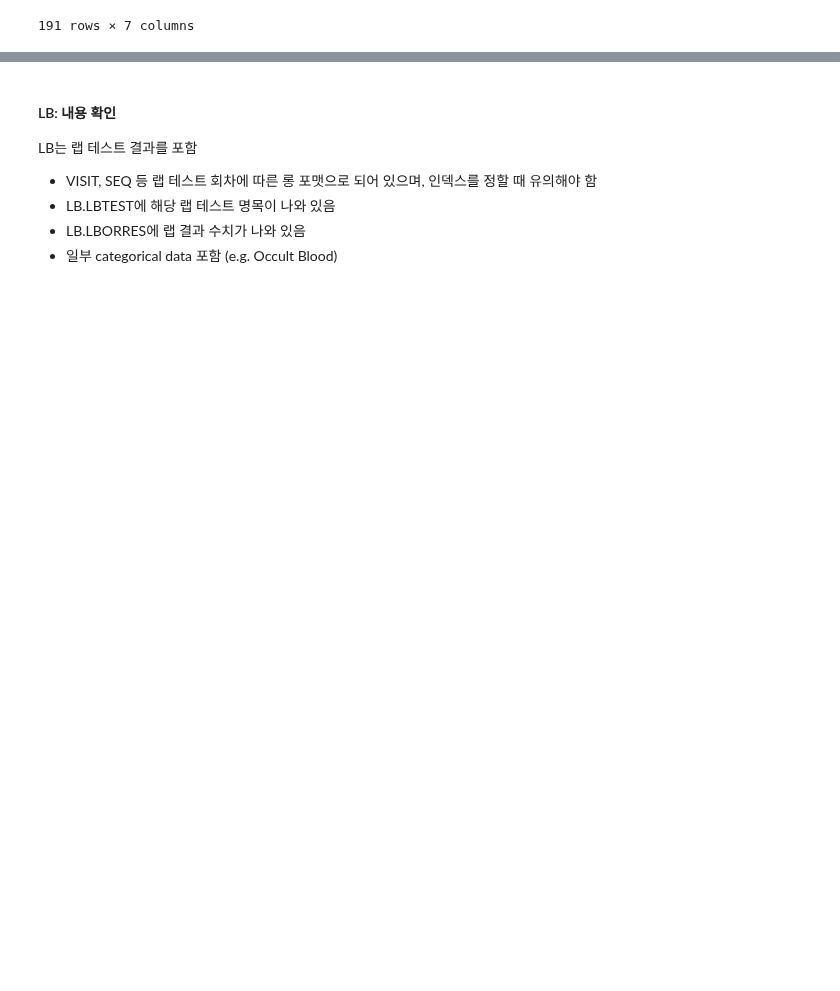
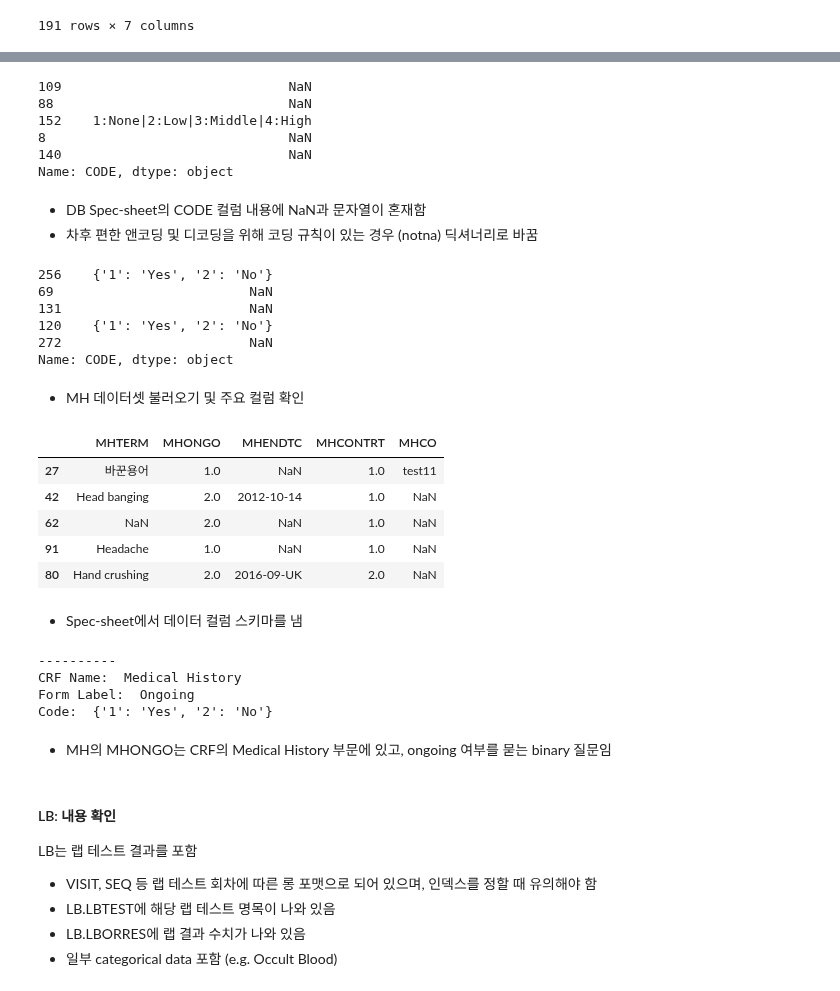
Before and after one commit to beeseosil/pub, a Jupyter notebook: ct/dm.ipynb, the cells around one changed output, grey strips where cells are left out. Saved outputs shown, nothing was run; the diff lists cells and outputs as text; code cells hidden in the pictures; blank space fills up the shorter version.

```diff
--- a/ct/dm.ipynb
+++ b/ct/dm.ipynb
@@ -222,3 +227,59 @@ ae[ae_col_ambi].replace(ae_label)
+# %%
+path_spec="C:/code/CUBEDEMO2017/spec.xlsx"
+spec=pd.read_excel(path_spec).loc[:,:"VIEW_TYPE"]
+spec.CODE.sample(5)
+# %% [output]
+109                             NaN
+88                              NaN
+152    1:None|2:Low|3:Middle|4:High
+8                               NaN
+140                             NaN
+Name: CODE, dtype: object
+# %% [markdown]
+- DB Spec-sheet의 CODE 컬럼 내용에 NaN과 문자열이 혼재함
+- 차후 편한 앤코딩 및 디코딩을 위해 코딩 규칙이 있는 경우 (notna) 딕셔너리로 바꿈
+# %%
+spec["CODE"]=spec.CODE.apply(lambda q:dict(item.split(":") for item in q.split("|")) if pd.notna(q) else q).dropna()
+spec.CODE.sample(5)
+# %% [output]
+256    {'1': 'Yes', '2': 'No'}
+69                         NaN
+131                        NaN
+120    {'1': 'Yes', '2': 'No'}
+272                        NaN
+Name: CODE, dtype: object
+# %% [markdown]
+- MH 데이터셋 불러오기 및 주요 컬럼 확인
+# %%
+mh=data["MH"]
+mh[[col for col in mh if col.startswith("MH")]].sample(5)
+# %% [output]
+|  | MHTERM | MHONGO | MHENDTC | MHCONTRT | MHCO |
+| 27 | 바꾼용어 | 1.0 | NaN | 1.0 | test11 |
+| 42 | Head banging | 2.0 | 2012-10-14 | 1.0 | NaN |
+| 62 | NaN | 2.0 | NaN | 1.0 | NaN |
+| 91 | Headache | 1.0 | NaN | 1.0 | NaN |
+| 80 | Hand crushing | 2.0 | 2016-09-UK | 2.0 | NaN |
+# %% [markdown]
+- Spec-sheet에서 데이터 컬럼 스키마를 냄
+# %%
+def _label(series,spec):
+    spec=spec[spec.ITEMID==series.name]
+    crfname=spec.CRF_LABEL.iat[0]
+    name=spec.ITEM_LABEL.iat[0]
+    code=spec.CODE.iat[0]
+    visit=spec.VISIT.iat[0]
+    return crfname,name,code,visit
+
+mh_MHONGO_spec=_label(mh.MHONGO,spec)
+print(ornament,"\nCRF Name: ",mh_MHONGO_spec[0],"\nForm Label: ",mh_MHONGO_spec[1],"\nCode: ",mh_MHONGO_spec[2])
+# %% [output]
+----------
+CRF Name:  Medical History
+Form Label:  Ongoing
+Code:  {'1': 'Yes', '2': 'No'}
+# %% [markdown]
+- MH의 MHONGO는 CRF의 Medical History 부문에 있고, ongoing 여부를 묻는 binary 질문임
 # %% [markdown]
 #### LB: 내용 확인
 LB는 랩 테스트 결과를 포함
```
Also changed, not shown: parts of 7 cells of this notebook.
